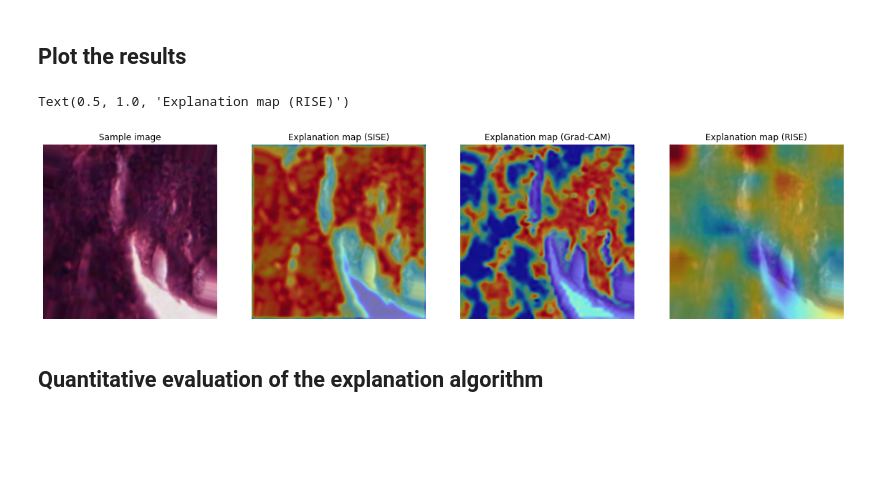
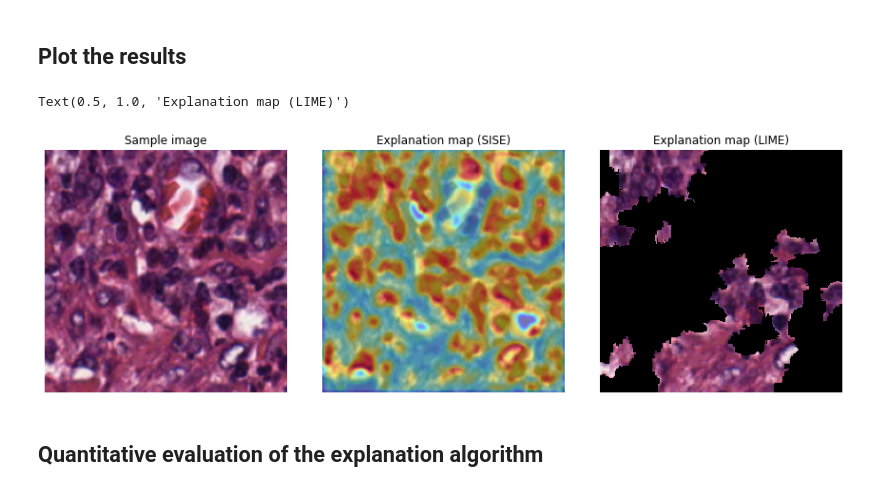
Before and after one commit to scumzilla/-ECE1512_2022W_ProjectRepo_StephanieDiNunzio, a Jupyter notebook: Project A/Project_A_Supp/HMT.ipynb, the cells around one changed output. Saved outputs shown, nothing was run; the diff lists cells and outputs as text; code cells hidden in the pictures; blank space fills up the shorter version.

```diff
--- a/Project A/Project_A_Supp/HMT.ipynb
+++ b/Project A/Project_A_Supp/HMT.ipynb
@@ -201,7 +275,7 @@ classes=['Tumor', 'Stroma', 'Complex', 'Lympho', 'Debris', 'Mucosa', 'Adiopse',
 # %% [markdown]
 Predict a single image
 # %%
-index=8
+index=15
 # %%
 prediction=model(image_batch)
 print('True label: '+classes[np.argmax(label_batch[index])])
@@ -249,0 +306,8 @@ Wall time: 1.74 s
+# %%
+%%time
+
+from lime import *
+
+label = np.argmax(label_batch[index])
+img = image_batch[index]
+explanation_map_LIME = LIME_img(img, model, label, num_perturb=600, kernel_w=0.25, num_feats=10)
@@ -252,33 +319,26 @@ Wall time: 1.74 s
 # %%
 #@title Plot the results
 
-plt.figure(figsize=(20,5))
+plt.figure(figsize=(16,5))
 
 plt.subplot(1,4,1)
 plt.imshow(image_batch[index])
 plt.axis('off')
 plt.title('Sample image')
 
 plt.subplot(1,4,2)
 plt.imshow(image_batch[index])
 plt.imshow(explanation_map_SISE, cmap='jet', alpha=0.5)
 plt.axis('off')
 plt.title('Explanation map (SISE)')
 
 plt.subplot(1,4,3)
-plt.imshow(image_batch[index])
-plt.imshow(explanation_map_GradCAM, cmap='jet', alpha=0.5)
+skimage.io.imshow(explanation_map_LIME, cmap='jet')
 plt.axis('off')
-plt.title('Explanation map (Grad-CAM)')
-
-plt.subplot(1,4,4)
-plt.imshow(image_batch[index])
-plt.imshow(explanation_map_RISE, cmap='jet', alpha=0.5)
-plt.axis('off')
-plt.title('Explanation map (RISE)')
+plt.title('Explanation map (LIME)')
 # %% [output]
-Text(0.5, 1.0, 'Explanation map (RISE)')
+Text(0.5, 1.0, 'Explanation map (LIME)')
-[figure, old version]
+[figure, new version]
 # %% [markdown]
 ## Quantitative evaluation of the explanation algorithm
 # %%
```
Also changed, not shown: parts of 14 cells of this notebook, 12 other files.
